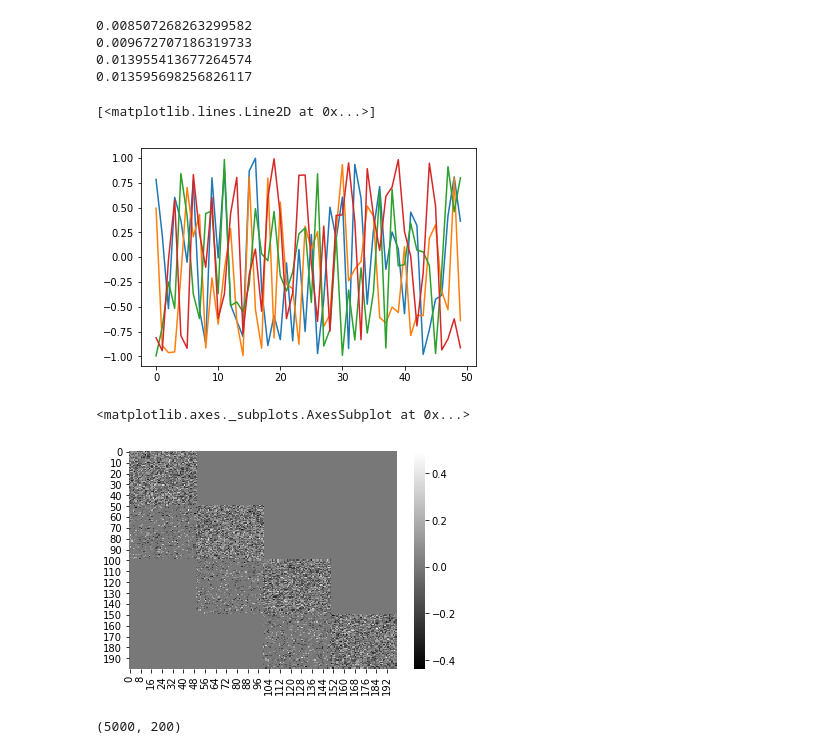
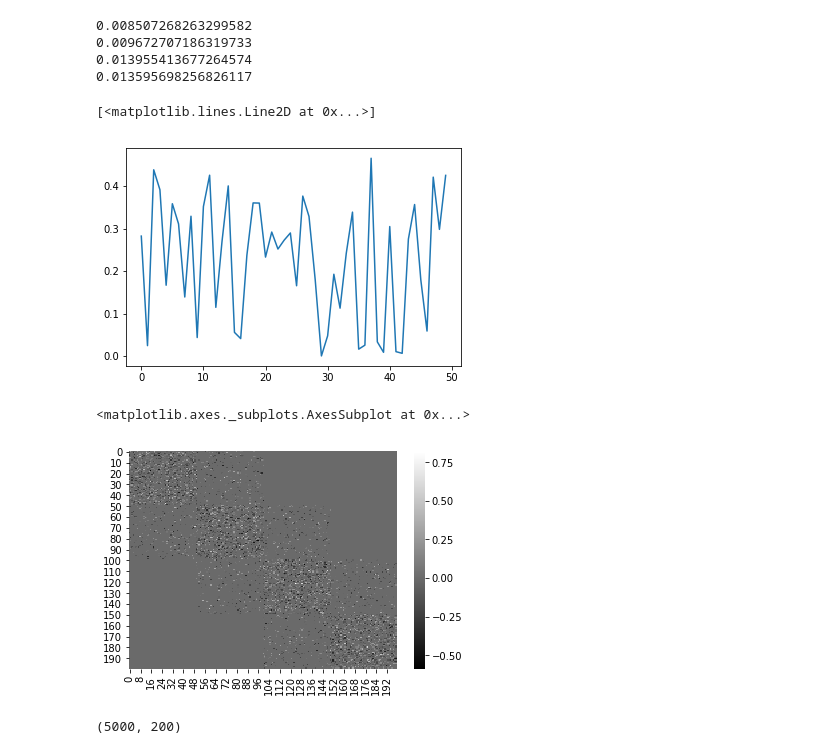
Before and after one commit to tripdancer0916/time-scale-differentiation, a Jupyter notebook: layered_reservoir.ipynb, the cells around one changed output. Saved outputs shown, nothing was run; the diff lists cells and outputs as text; code cells hidden in the pictures.

```diff
--- a/layered_reservoir.ipynb
+++ b/layered_reservoir.ipynb
@@ -177,9 +177,9 @@ def make_layered_network(N, average_degree, community_number, mu):
         com_index = i//size
         for j in range(N):
             if j <= size*(com_index+1) and j >= size*com_index:
-                if i != j and np.random.rand() < average_degree*(1-1*mu)/(size-1):
+                if i != j and np.random.rand() < average_degree*(1-2*mu)/(size-1):
                     G[i][j] = np.random.randn()
-            elif j >= size*(com_index-1) and j <= size*(com_index+1):
+            elif j >= size*(com_index-1) and j <= size*(com_index+2):
                 if np.random.rand() < average_degree*mu/size:
                     G[i][j] = np.random.randn()
 
@@ -310,22 +310,22 @@ print(np.std(diff_2_3))
 0.013955413677264574
 0.013595698256826117
 # %%
-sin_like_sequence = np.zeros((10, 5000))
+sin_like_sequence = np.zeros((1, 5000))
 
-for i in range(10):
+for i in range(1):
     x = np.arange(0, 250, 0.05)
     scale = np.random.rand()
     # sin_like_sequence[i] = np.sin((i+1)*x)*scale+(np.random.rand(5000)*2-1)*0.1
     # sin_like_sequence[i] = [scale for i in x]
     # sin_like_sequence[i] = np.array(sin_like_sequence[i])
-    sin_like_sequence[i] = (np.random.rand(5000)*2-1)
+    sin_like_sequence[i] = np.random.rand(5000)*0.5
 # sequence_p = copy.deepcopy(sequence_u)
 sin_like_sequence_T = sin_like_sequence.T
 # %%
-plt.plot(sin_like_sequence[2][:50])
-plt.plot(sin_like_sequence[1][:50])
-plt.plot(sin_like_sequence[5][:50])
-plt.plot(sin_like_sequence[3][:50])
+plt.plot(sin_like_sequence[0][:50])
+# plt.plot(sin_like_sequence[1][:50])
+# plt.plot(sin_like_sequence[5][:50])
+# plt.plot(sin_like_sequence[3][:50])
 # %% [output]
 [<matplotlib.lines.Line2D at 0x...>]
-[figure, old version]
+[figure, new version]
@@ -370,7 +380,7 @@ import seaborn as sns
 sns.heatmap(W, cmap='gray')
 # %% [output]
 <matplotlib.axes._subplots.AxesSubplot at 0x...>
-[figure, old version]
+[figure, new version]
 # %%
 print(states.shape)
 # %% [output]
```
Also changed, not shown: parts of 10 cells of this notebook, 4 other files.
